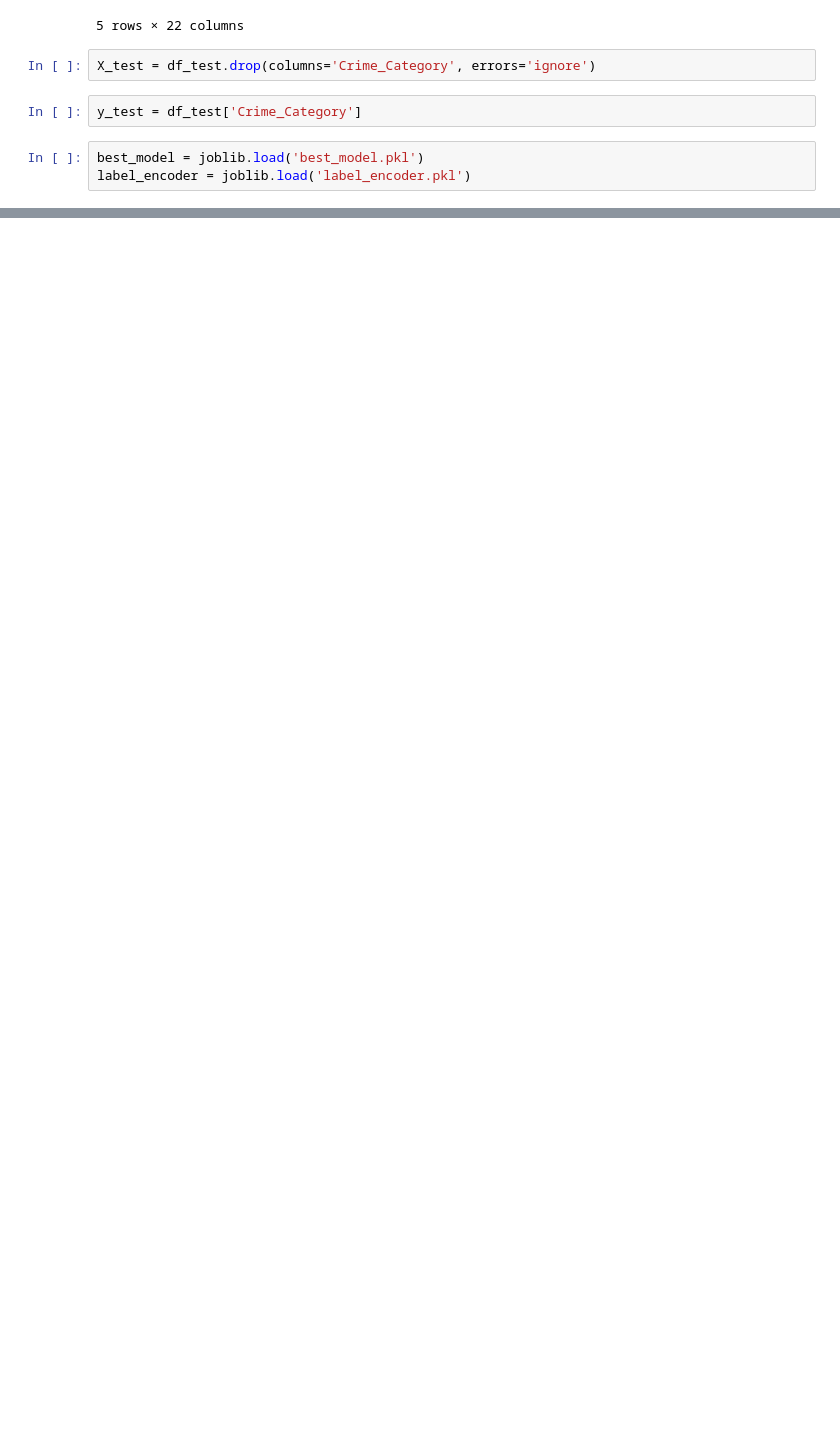
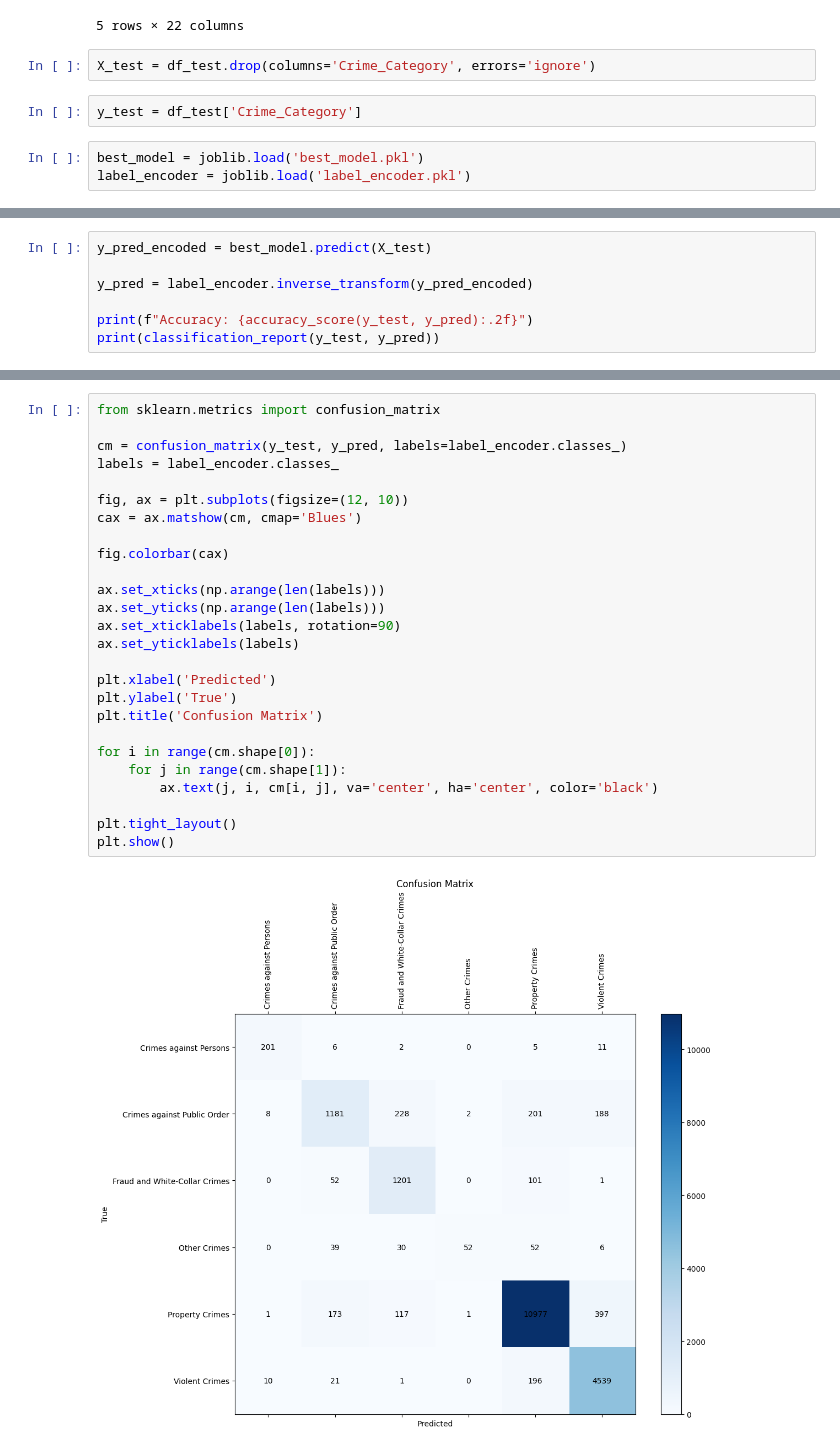
Before and after one commit to mssamoilenko/data_analysis_crime_samoilenko, a Jupyter notebook: data-analysis-crime-samoilenko2.ipynb, the cells around one changed output, grey strips where cells are left out. Saved outputs shown, nothing was run; the diff lists cells and outputs as text; blank space fills up the shorter version.

```diff
--- a/data-analysis-crime-samoilenko2.ipynb
+++ b/data-analysis-crime-samoilenko2.ipynb
@@ -611,0 +599,7 @@ ValueError: Mix of label input types (string and number)
+# %%
+y_pred_encoded = best_model.predict(X_test)
+
+y_pred = label_encoder.inverse_transform(y_pred_encoded)
+
+print(f"Accuracy: {accuracy_score(y_test, y_pred):.2f}")
+print(classification_report(y_test, y_pred))
@@ -611,0 +620,28 @@ ValueError: Mix of label input types (string and number)
+# %%
+from sklearn.metrics import confusion_matrix
+
+cm = confusion_matrix(y_test, y_pred, labels=label_encoder.classes_)
+labels = label_encoder.classes_
+
+fig, ax = plt.subplots(figsize=(12, 10))
+cax = ax.matshow(cm, cmap='Blues')
+
+fig.colorbar(cax)
+
+ax.set_xticks(np.arange(len(labels)))
+ax.set_yticks(np.arange(len(labels)))
+ax.set_xticklabels(labels, rotation=90)
+ax.set_yticklabels(labels)
+
+plt.xlabel('Predicted')
+plt.ylabel('True')
+plt.title('Confusion Matrix')
+
+for i in range(cm.shape[0]):
+    for j in range(cm.shape[1]):
+        ax.text(j, i, cm[i, j], va='center', ha='center', color='black')
+
+plt.tight_layout()
+plt.show()
+# %% [output]
+[figure, added]
```
Also changed, not shown: parts of 6 cells of this notebook.
